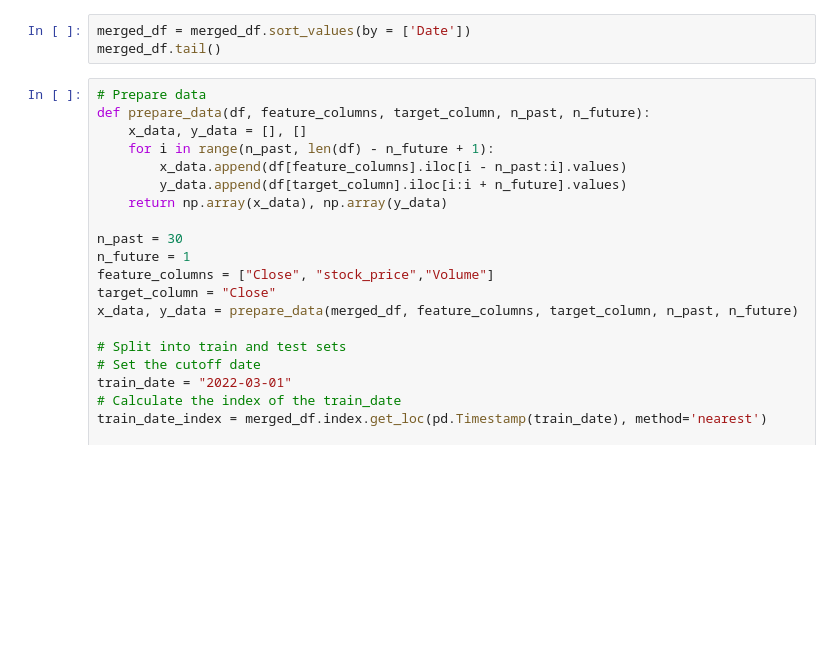
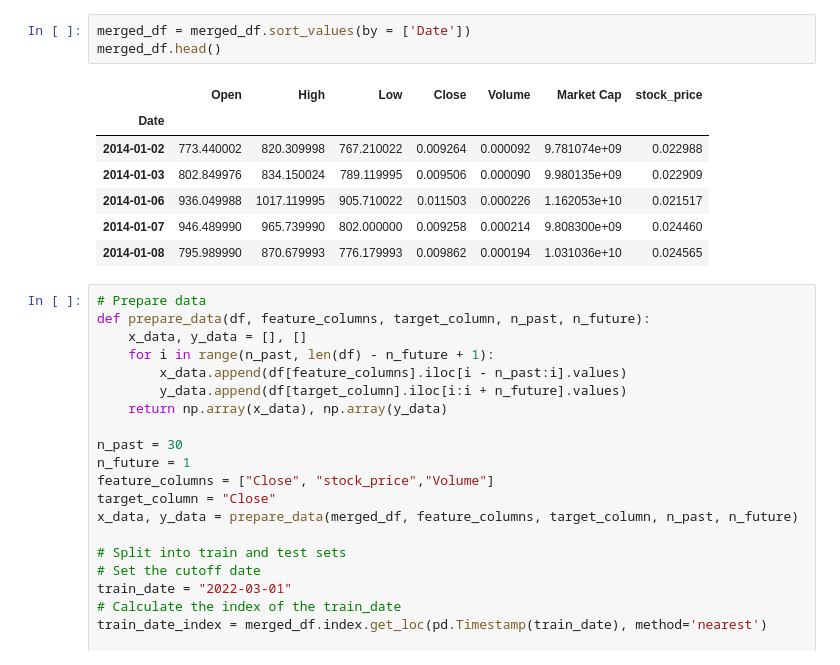
Before and after one commit to Bane-24/Bitcoin-Price-Forecasting, a Jupyter notebook: Daily_Forecast.ipynb, the cells around one changed output. Drawn from its saved outputs; the diff is of its cells as text; blank space fills up the shorter version.

```diff
--- a/Daily_Forecast.ipynb
+++ b/Daily_Forecast.ipynb
@@ -64,6 +68,14 @@ merged_df["Volume"] = scaler_volume.fit_transform(merged_df[["Volume"]])
 # %%
 merged_df = merged_df.sort_values(by = ['Date'])
-merged_df.tail()
+merged_df.head()
+# %% [output]
+|  | Open | High | Low | Close | Volume | Market Cap | stock_price |
+| Date |  |  |  |  |  |  |  |
+| 2014-01-02 | 773.440002 | 820.309998 | 767.210022 | 0.009264 | 0.000092 | 9.781074e+09 | 0.022988 |
+| 2014-01-03 | 802.849976 | 834.150024 | 789.119995 | 0.009506 | 0.000090 | 9.980135e+09 | 0.022909 |
+| 2014-01-06 | 936.049988 | 1017.119995 | 905.710022 | 0.011503 | 0.000226 | 1.162053e+10 | 0.021517 |
+| 2014-01-07 | 946.489990 | 965.739990 | 802.000000 | 0.009258 | 0.000214 | 9.808300e+09 | 0.024460 |
+| 2014-01-08 | 795.989990 | 870.679993 | 776.179993 | 0.009862 | 0.000194 | 1.031036e+10 | 0.024565 |
 # %%
 # Prepare data
 def prepare_data(df, feature_columns, target_column, n_past, n_future):
```
Also changed, not shown: parts of 11 cells of this notebook.
